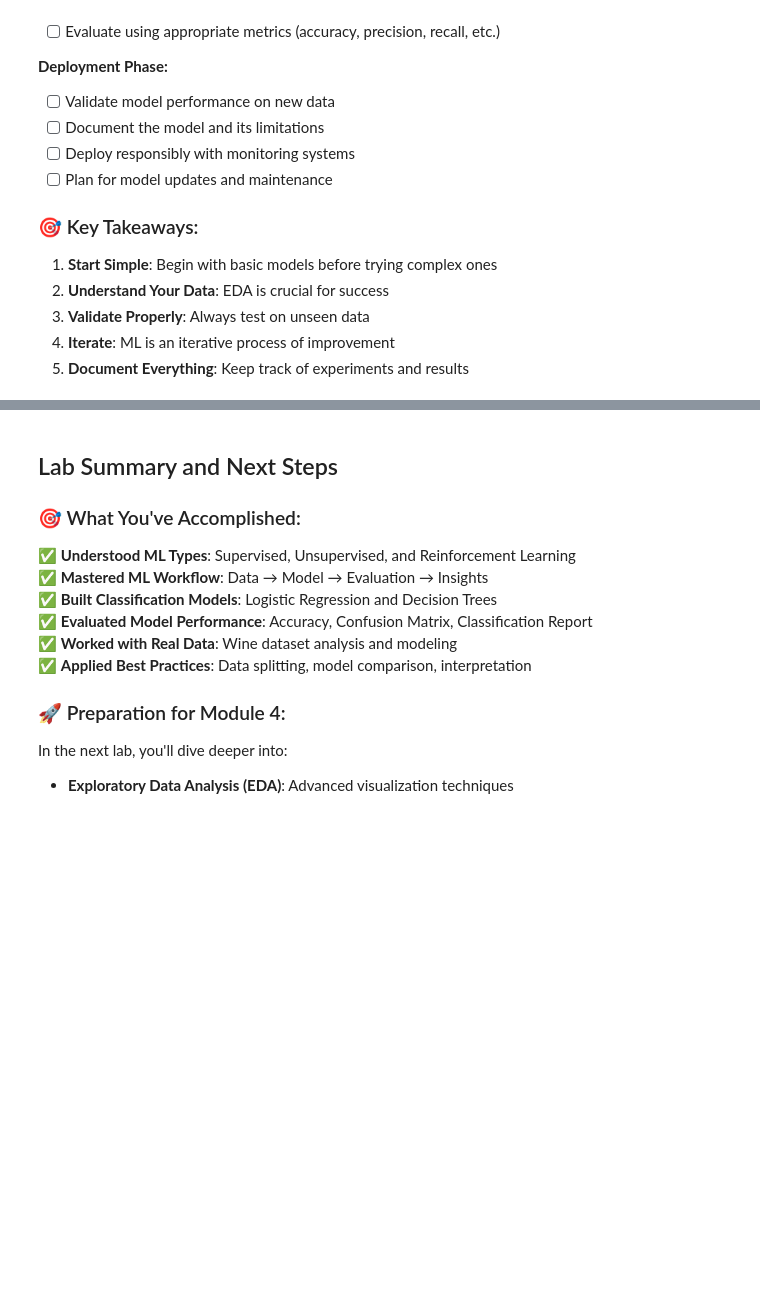
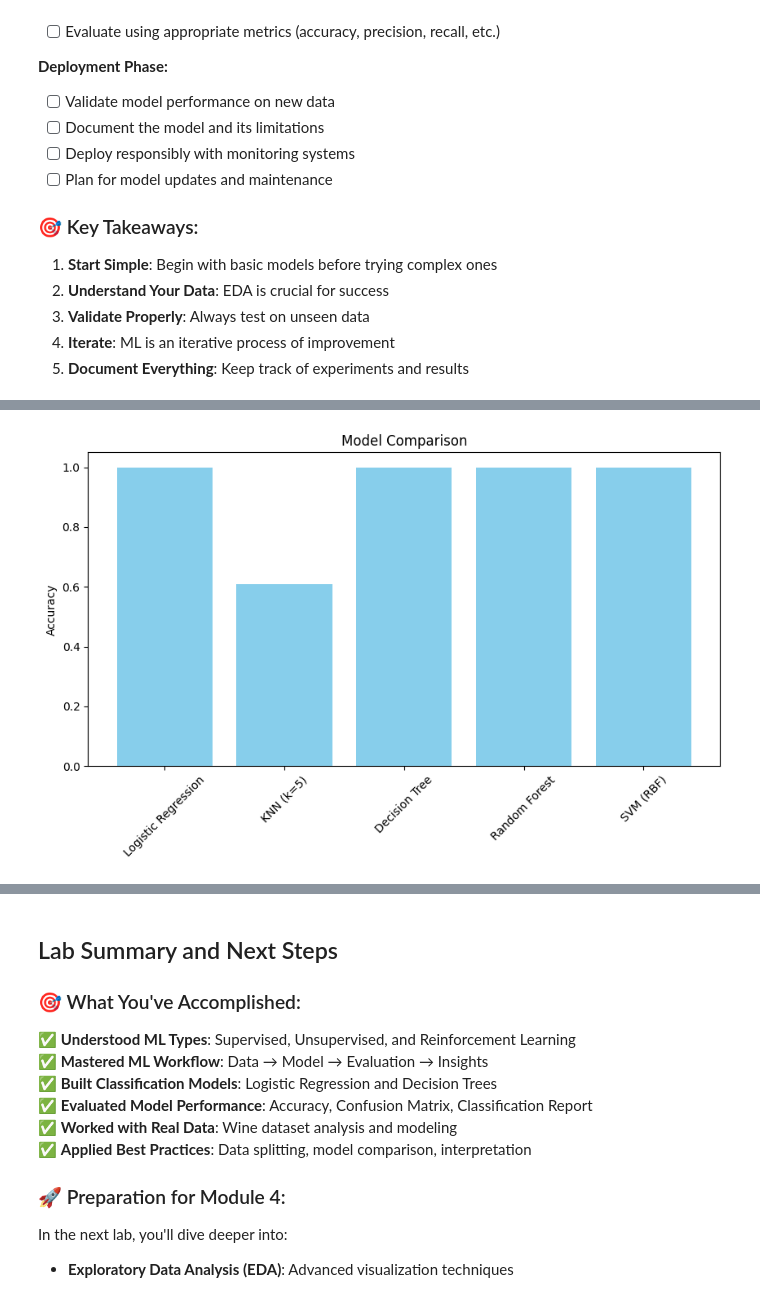
Before and after one commit to CeZa18/ITAI-1371-ML-Labs, a Jupyter notebook: Module_03_Lab_Exercise_1.ipynb, the cells around one changed output, grey strips where cells are left out. Saved outputs shown, nothing was run; the diff lists cells and outputs as text; code cells hidden in the pictures; blank space fills up the shorter version.

```diff
--- a/Module_03_Lab_Exercise_1.ipynb
+++ b/Module_03_Lab_Exercise_1.ipynb
@@ -749,0 +902,25 @@ Let's summarize the complete machine learning workflow we've learned:
+# %%
+# ============================================
+# Module 03 – Lab Exercise 1
+# Full Model Training & Evaluation Pipeline
+# ============================================
+
+import pandas as pd
+import numpy as np
+
+from sklearn.model_selection import train_test_split
+from sklearn.preprocessing import StandardScaler
+from sklearn.metrics import accuracy_score, confusion_matrix, classification_report
+
+from sklearn.linear_model import LogisticRegression
+from sklearn.neighbors import KNeighborsClassifier
+from sklearn.tree import DecisionTreeClassifier
+from sklearn.ensemble import RandomForestClassifier
+from sklearn.svm import SVC
+
+# ------------------------------------------------
+# 1. Load dataset & View Dataset Headers
+# ------------------------------------------------
+
+df = pd.read_csv("automotive_parts_dataset.csv")   # Load File
+df.head()                                          # View Headers
@@ -749,0 +1017,5 @@ Let's summarize the complete machine learning workflow we've learned:
+# %%
+# Compare Model Performance
+
+comparison_df = pd.DataFrame.from_dict(results, orient="index", columns=["Accuracy"])
+comparison_df.sort_values("Accuracy", ascending=False)
@@ -749,0 +1029,13 @@ Let's summarize the complete machine learning workflow we've learned:
+# %%
+# Plot Accuracy
+
+import matplotlib.pyplot as plt
+
+plt.figure(figsize=(10,5))
+plt.bar(comparison_df.index, comparison_df["Accuracy"], color="skyblue")
+plt.xticks(rotation=45)
+plt.ylabel("Accuracy")
+plt.title("Model Comparison")
+plt.show()
+# %% [output]
+[figure, added]
```
Also changed, not shown: parts of 9 cells of this notebook.
